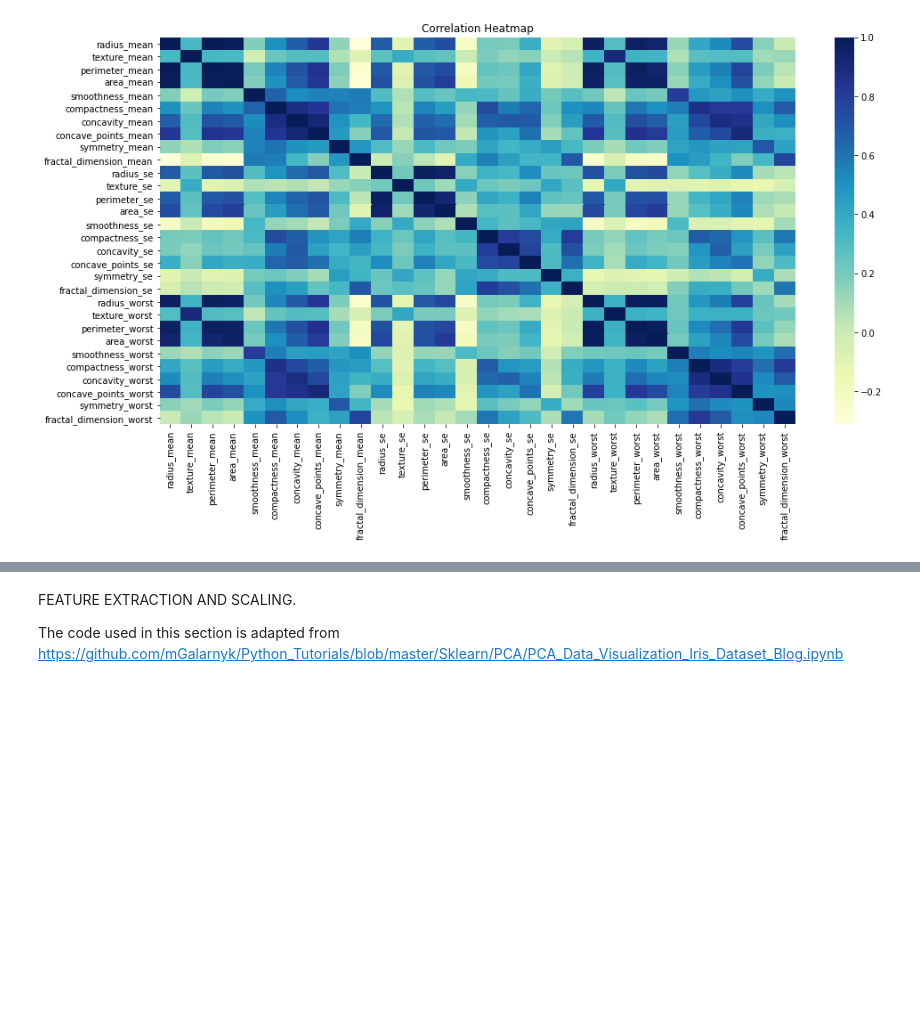
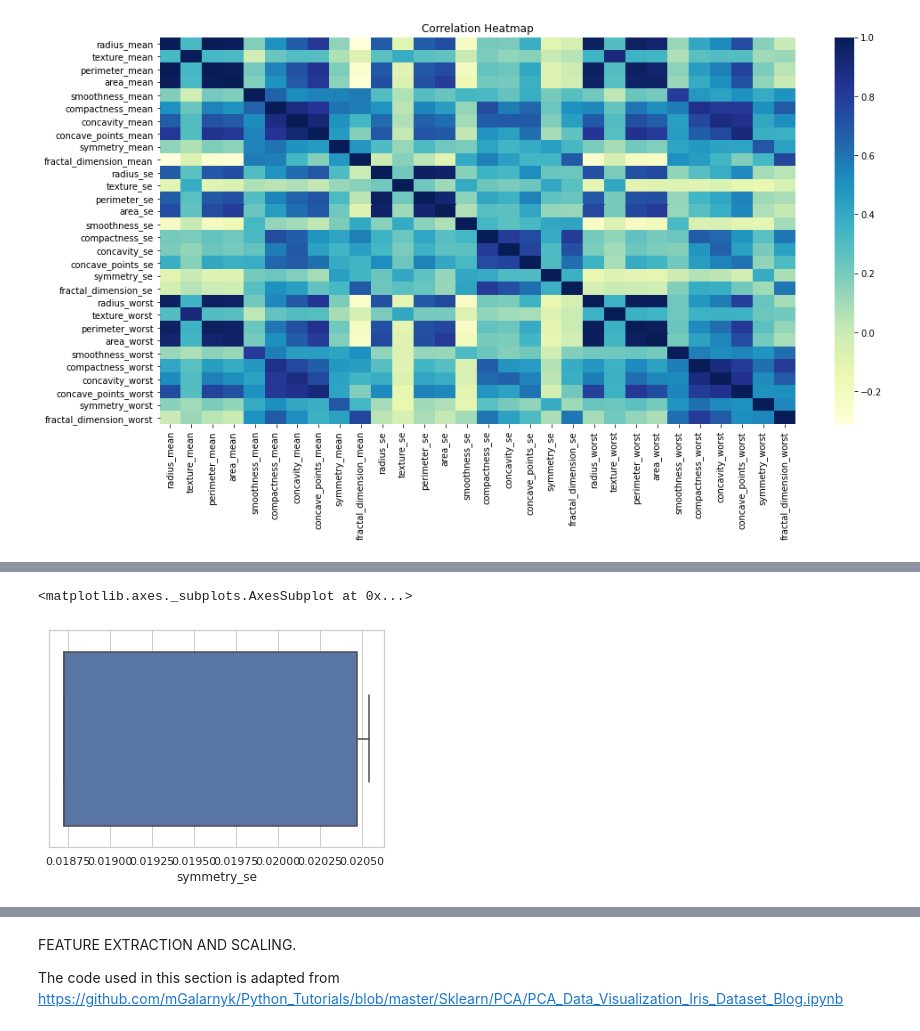
Before and after one commit to Kibika/Causal_Inference, a Jupyter notebook: notebooks/causal_inference.ipynb, the cells around one changed output, grey strips where cells are left out. Saved outputs shown, nothing was run; the diff lists cells and outputs as text; code cells hidden in the pictures; blank space fills up the shorter version.

```diff
--- a/notebooks/causal_inference.ipynb
+++ b/notebooks/causal_inference.ipynb
@@ -193,0 +308,5 @@ Text(0.5, 1.0, 'Correlation Heatmap')
+# %%
+sns.boxplot(dataset['symmetry_se'],data=outlier(dataset))
+# %% [output]
+<matplotlib.axes._subplots.AxesSubplot at 0x...>
+[figure, added]
```
Also changed, not shown: parts of 38 cells of this notebook.
